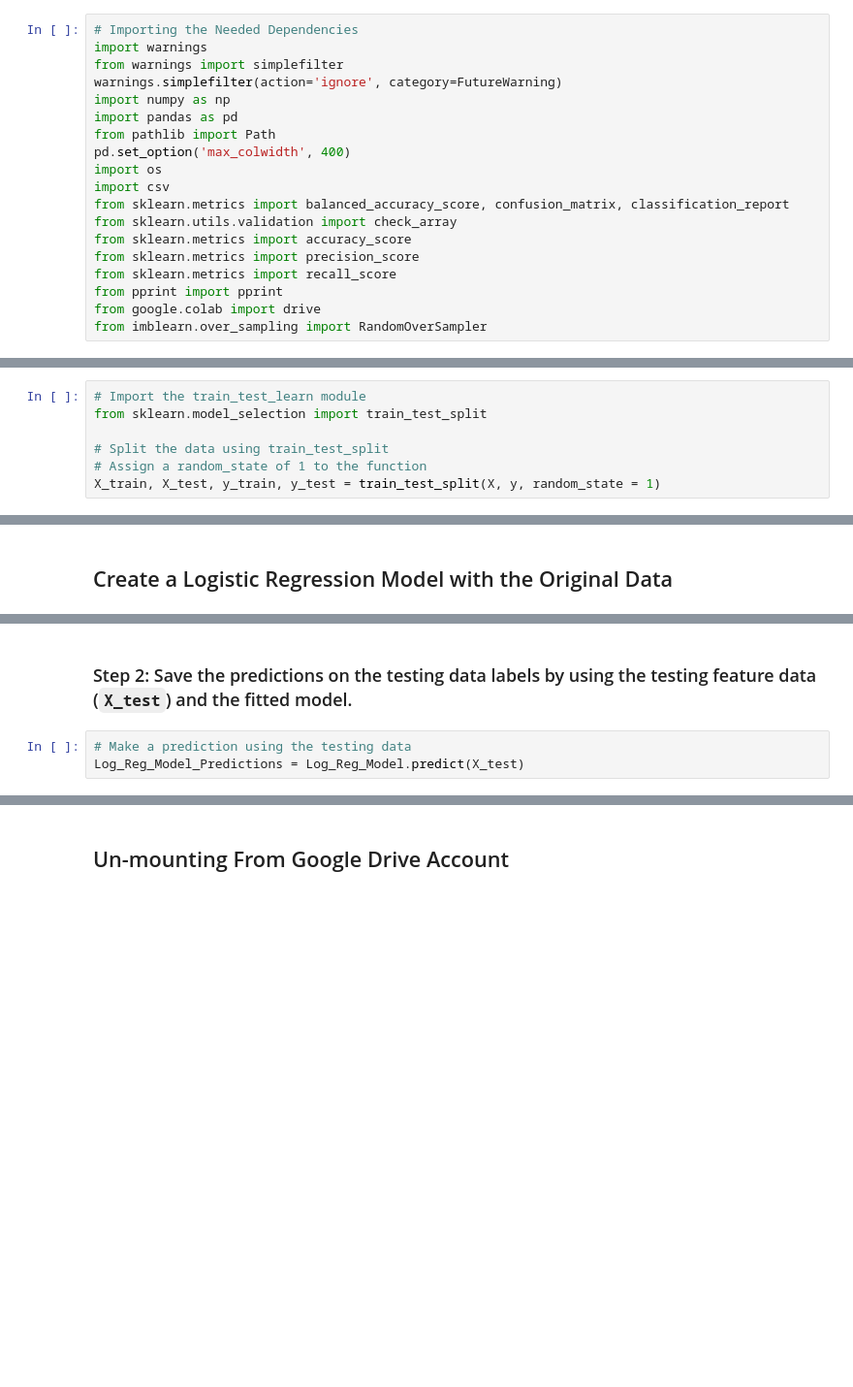
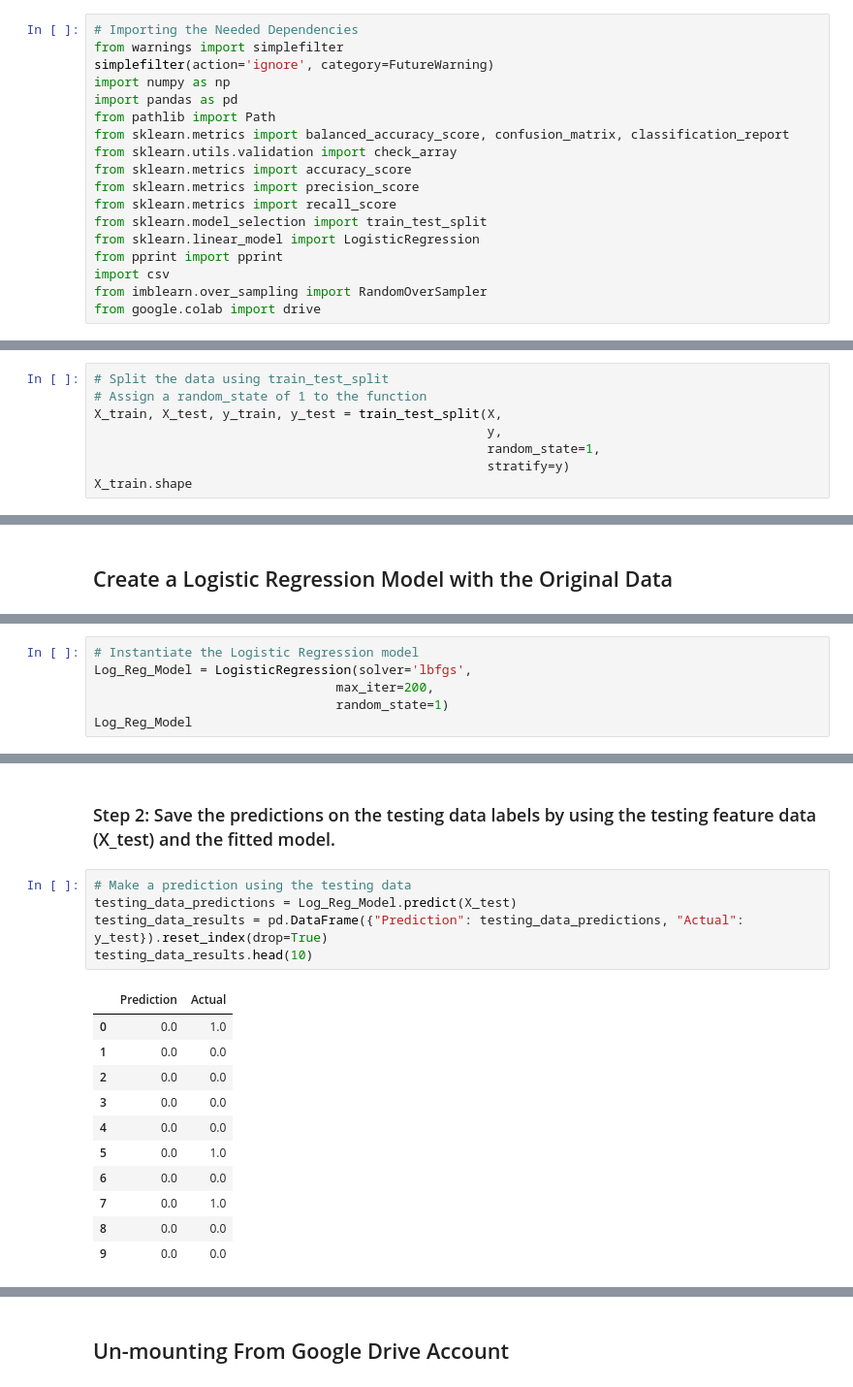
Before and after one commit to CJO100293/Project-4, a Jupyter notebook: ML/ML_colab.ipynb, the cells around one changed output, grey strips where cells are left out. Shown at 97% size. Cells and saved outputs as stored; diff of their text form; blank space fills up the shorter version.

```diff
--- a/ML/ML_colab.ipynb
+++ b/ML/ML_colab.ipynb
@@ -2,23 +2,22 @@
 <a href="https://colab.research.google.com/github/CJO100293/Project-4/blob/main/ML/ML_colab.ipynb" target="_parent"><img src="https://colab.research.google.com/assets/colab-badge.svg" alt="Open In Colab"/></a>
 # %%
 # Importing the Needed Dependencies
-import warnings
 from warnings import simplefilter
-warnings.simplefilter(action='ignore', category=FutureWarning)
+simplefilter(action='ignore', category=FutureWarning)
 import numpy as np
 import pandas as pd
 from pathlib import Path
-pd.set_option('max_colwidth', 400)
-import os
-import csv
 from sklearn.metrics import balanced_accuracy_score, confusion_matrix, classification_report
 from sklearn.utils.validation import check_array
 from sklearn.metrics import accuracy_score
 from sklearn.metrics import precision_score
 from sklearn.metrics import recall_score
+from sklearn.model_selection import train_test_split
+from sklearn.linear_model import LogisticRegression
 from pprint import pprint
+import csv
+from imblearn.over_sampling import RandomOverSampler
 from google.colab import drive
-from imblearn.over_sampling import RandomOverSampler
 # %% [markdown]
 ## Mounting to Google Drive Account
 # %%
@@ -89,7 +86,8 @@ Name: Bankruptcies, dtype: int64
 # %%
-# Import the train_test_learn module
-from sklearn.model_selection import train_test_split
-
 # Split the data using train_test_split
 # Assign a random_state of 1 to the function
-X_train, X_test, y_train, y_test = train_test_split(X, y, random_state = 1)
+X_train, X_test, y_train, y_test = train_test_split(X,
+                                                    y,
+                                                    random_state=1,
+                                                    stratify=y)
+X_train.shape
@@ -111,0 +100,6 @@ LogisticRegression(random_state=1)
+# %%
+# Instantiate the Logistic Regression model
+Log_Reg_Model = LogisticRegression(solver='lbfgs',
+                                max_iter=200,
+                                random_state=1)
+Log_Reg_Model
@@ -112,5 +113,19 @@ LogisticRegression(random_state=1)
 # %% [markdown]
-### Step 2: Save the predictions on the testing data labels by using the testing feature data (`X_test`) and the fitted model.
+### Step 2: Save the predictions on the testing data labels by using the testing feature data (X_test) and the fitted model.
 # %%
 # Make a prediction using the testing data
-Log_Reg_Model_Predictions = Log_Reg_Model.predict(X_test)
+testing_data_predictions = Log_Reg_Model.predict(X_test)
+testing_data_results = pd.DataFrame({"Prediction": testing_data_predictions, "Actual": y_test}).reset_index(drop=True)
+testing_data_results.head(10)
+# %% [output]
+|  | Prediction | Actual |
+| 0 | 0.0 | 1.0 |
+| 1 | 0.0 | 0.0 |
+| 2 | 0.0 | 0.0 |
+| 3 | 0.0 | 0.0 |
+| 4 | 0.0 | 0.0 |
+| 5 | 0.0 | 1.0 |
+| 6 | 0.0 | 0.0 |
+| 7 | 0.0 | 1.0 |
+| 8 | 0.0 | 0.0 |
+| 9 | 0.0 | 0.0 |
```
Also changed, not shown: parts of 13 cells of this notebook.
